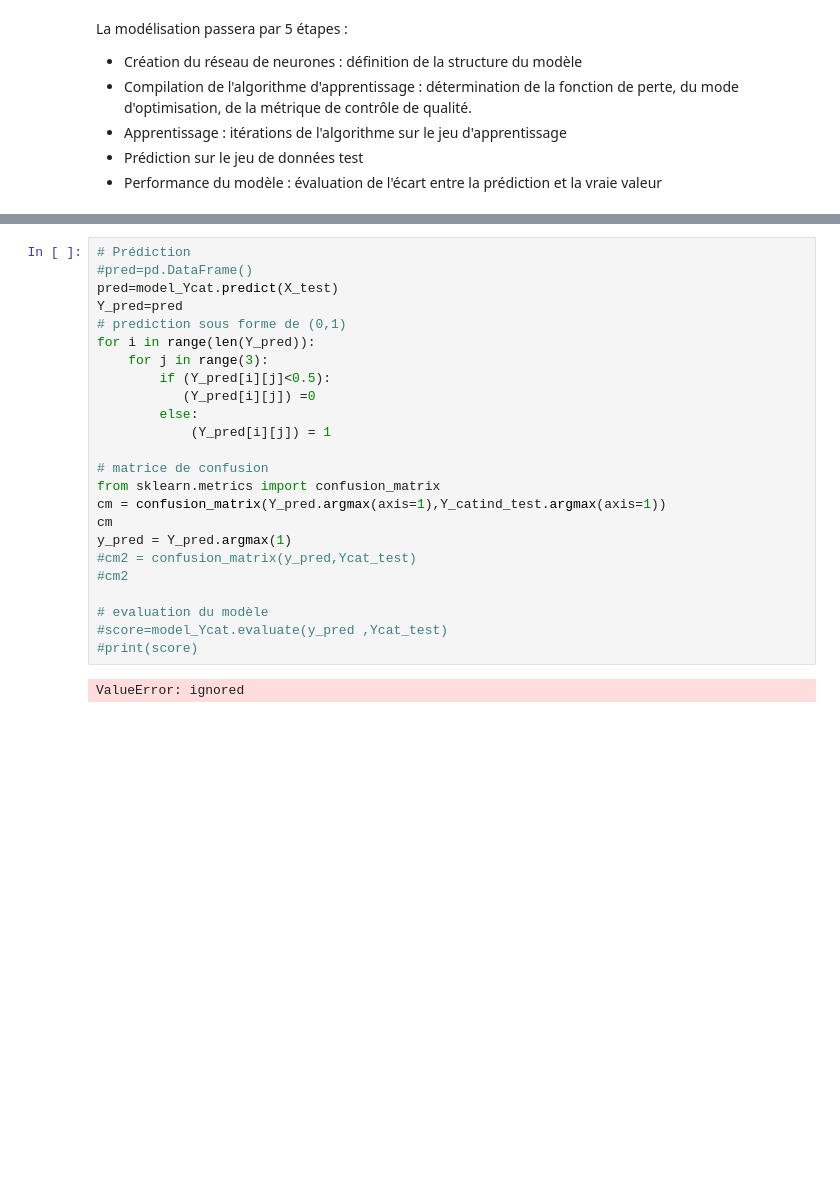
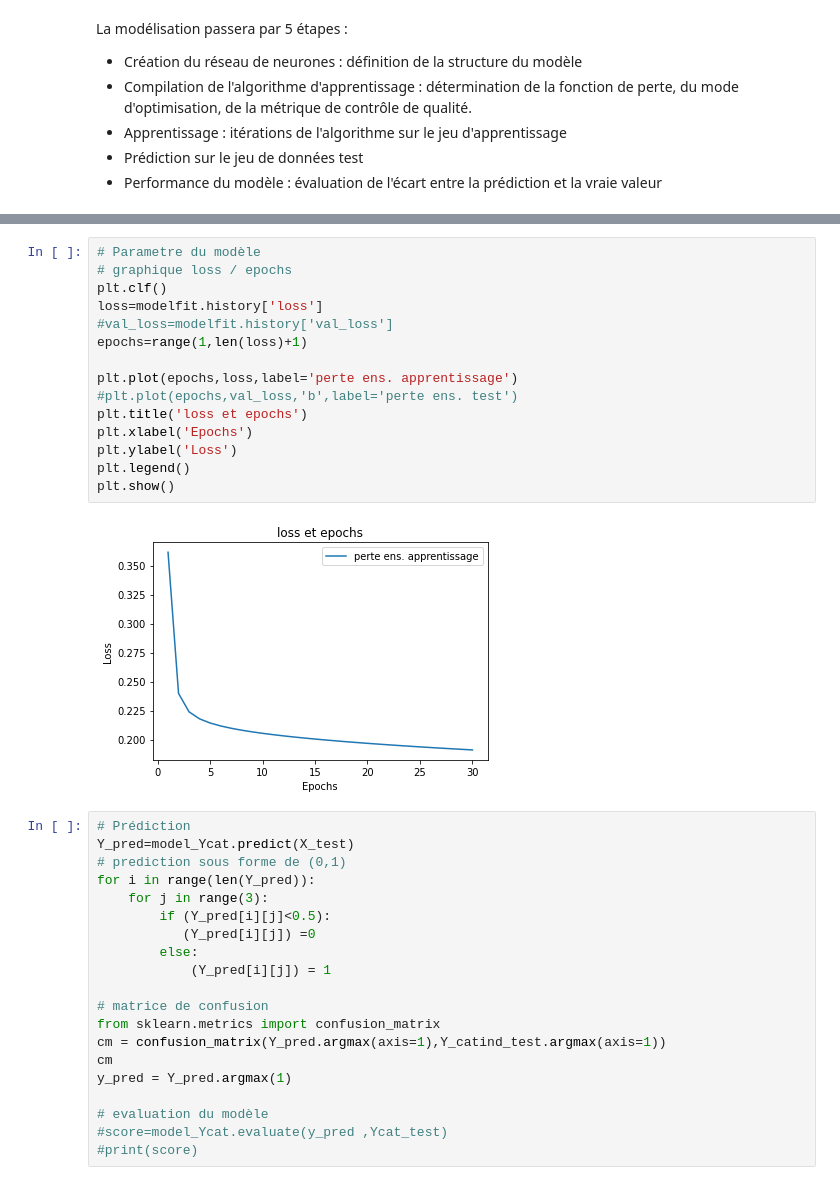
Before and after one commit to MarleneChevalier/Deep-Learning, a Jupyter notebook: Projet_DeepLearning.ipynb, the cells around one changed output, grey strips where cells are left out. Drawn from its saved outputs; the diff is of its cells as text; blank space fills up the shorter version.

```diff
--- a/Projet_DeepLearning.ipynb
+++ b/Projet_DeepLearning.ipynb
@@ -355,8 +390,23 @@ Epoch 100/100
+# %%
+# Parametre du modèle
+# graphique loss / epochs
+plt.clf()
+loss=modelfit.history['loss']
+#val_loss=modelfit.history['val_loss']
+epochs=range(1,len(loss)+1)
+
+plt.plot(epochs,loss,label='perte ens. apprentissage')
+#plt.plot(epochs,val_loss,'b',label='perte ens. test')
+plt.title('loss et epochs')
+plt.xlabel('Epochs')
+plt.ylabel('Loss')
+plt.legend()
+plt.show()
+# %% [output]
+[figure, added]
 # %%
 # Prédiction
-#pred=pd.DataFrame()
-pred=model_Ycat.predict(X_test)
-Y_pred=pred
+Y_pred=model_Ycat.predict(X_test)
 # prediction sous forme de (0,1)
 for i in range(len(Y_pred)):
     for j in range(3):
@@ -370,11 +420,7 @@ from sklearn.metrics import confusion_matrix
 cm = confusion_matrix(Y_pred.argmax(axis=1),Y_catind_test.argmax(axis=1))
 cm
 y_pred = Y_pred.argmax(1)
-#cm2 = confusion_matrix(y_pred,Ycat_test)
-#cm2
 
 # evaluation du modèle
 #score=model_Ycat.evaluate(y_pred ,Ycat_test)
 #print(score)
-# %% [output]
-ValueError: ignored
```
Also changed, not shown: parts of 4 cells of this notebook.
